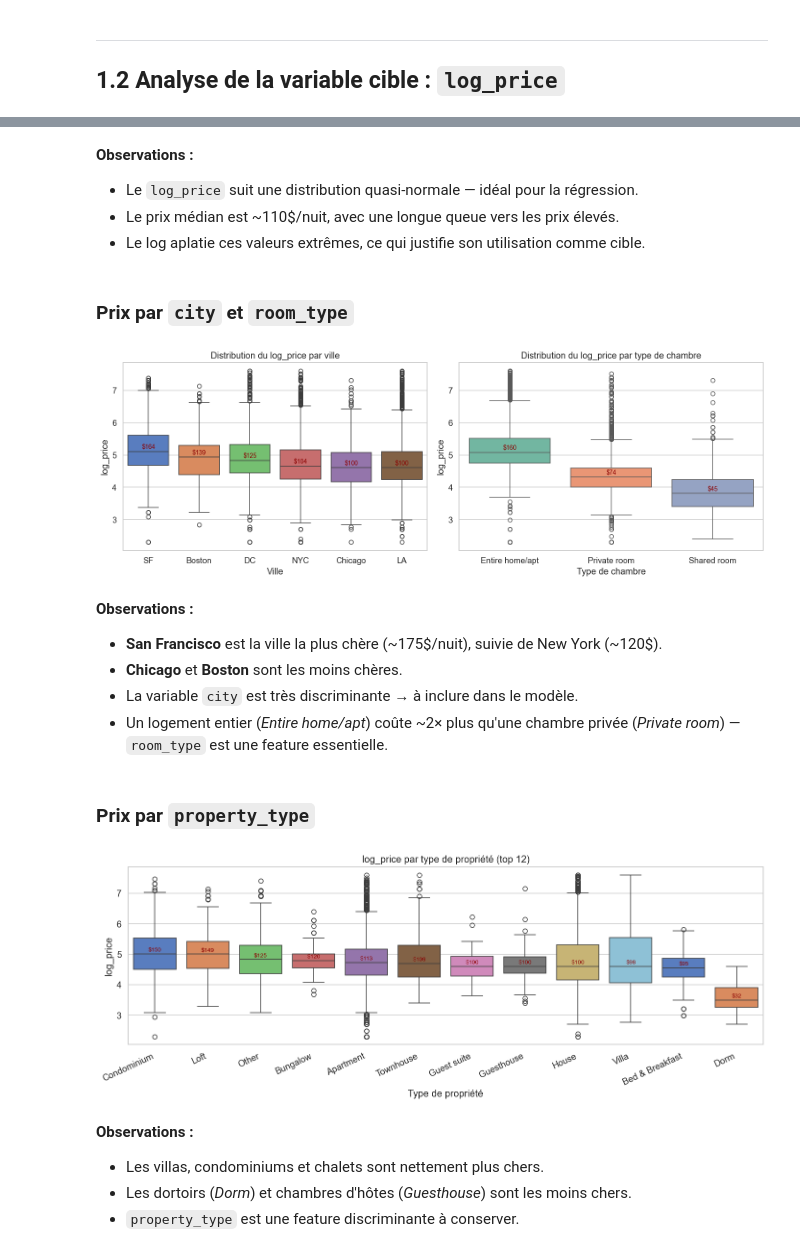
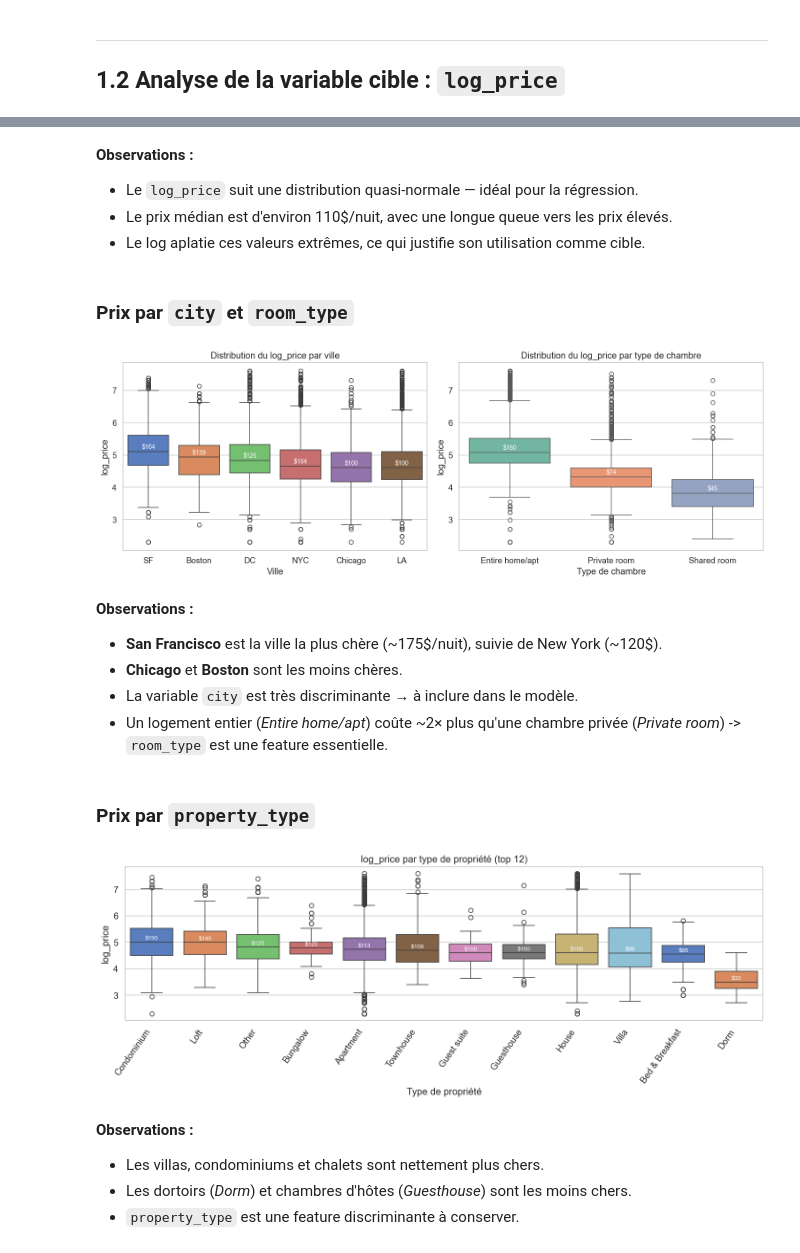
Before and after one commit to lucaperkins/airbnb-prix-prediction, a Jupyter notebook: airbnb_projet.ipynb, the cells around one changed output, grey strips where cells are left out. Saved outputs shown, nothing was run; the diff lists cells and outputs as text; code cells hidden in the pictures.

```diff
--- a/airbnb_projet.ipynb
+++ b/airbnb_projet.ipynb
@@ -149,7 +143,7 @@ Prix moyen  : $120
 # %% [markdown]
 **Observations :**
 - Le `log_price` suit une distribution quasi-normale — idéal pour la régression.
-- Le prix médian est ~110$/nuit, avec une longue queue vers les prix élevés.
+- Le prix médian est d'environ 110$/nuit, avec une longue queue vers les prix élevés.
 - Le log aplatie ces valeurs extrêmes, ce qui justifie son utilisation comme cible.
 # %% [markdown]
 ### Prix par `city` et `room_type`
@@ -167,7 +161,7 @@ axes[0].set_ylabel('log_price')
 # Ajouter les prix médians sur les boxes
 medians = df.groupby('city')['log_price'].median()[city_order]
 for i, (city, med) in enumerate(medians.items()):
-    axes[0].text(i, med + 0.05, f'${int(np.exp(med))}', ha='center', va='bottom', fontsize=9, color='darkred')
+    axes[0].text(i, med + 0.05, f'${int(np.exp(med))}', ha='center', va='bottom', fontsize=9, color='white')
 
 # Boxplot par room_type
 room_order = df.groupby('room_type')['log_price'].median().sort_values(ascending=False).index
@@ -178,44 +172,45 @@ axes[1].set_xlabel('Type de chambre')
 axes[1].set_ylabel('log_price')
 
 medians2 = df.groupby('room_type')['log_price'].median()[room_order]
-for i, (rt, med) in enumerate(medians2.items()):
-    axes[1].text(i, med + 0.05, f'${int(np.exp(med))}', ha='center', va='bottom', fontsize=9, color='darkred')
-
+for i, room_type in enumerate(room_order):
+    med = df[df['room_type'] == room_type]['log_price'].median()
+    prix_usd = int(np.exp(med))
+    axes[1].text(i, med + 0.10, f'${prix_usd}', ha='center', fontsize=9, color='white')
 plt.tight_layout()
 plt.show()
 # %% [output]
-[figure, old version]
+[figure, new version]
 # %% [markdown]
 **Observations :**
 - **San Francisco** est la ville la plus chère (~175\$/nuit), suivie de New York (~120\$).
 - **Chicago** et **Boston** sont les moins chères.
 - La variable `city` est très discriminante → à inclure dans le modèle.
-- Un logement entier (*Entire home/apt*) coûte ~2× plus qu'une chambre privée (*Private room*) — `room_type` est une feature essentielle.
+- Un logement entier (*Entire home/apt*) coûte ~2× plus qu'une chambre privée (*Private room*) -> `room_type` est une feature essentielle.
 # %% [markdown]
 ### Prix par `property_type`
 # %%
 # Garder seulement les types avec assez d'observations
 top_prop = df['property_type'].value_counts().head(12).index
 df_prop = df[df['property_type'].isin(top_prop)]
 
 prop_order = df_prop.groupby('property_type')['log_price'].median().sort_values(ascending=False).index
 
 fig, ax = plt.subplots(figsize=(13, 5))
 sns.boxplot(data=df_prop, x='property_type', y='log_price', order=prop_order,
             palette='muted', ax=ax)
 ax.set_title('log_price par type de propriété (top 12)')
 ax.set_xlabel('Type de propriété')
 ax.set_ylabel('log_price')
-ax.set_xticklabels(ax.get_xticklabels(), rotation=25, ha='right')
+ax.set_xticklabels(ax.get_xticklabels(), rotation=55, ha='right')
 
 medians3 = df_prop.groupby('property_type')['log_price'].median()[prop_order]
 for i, (pt, med) in enumerate(medians3.items()):
-    ax.text(i, med + 0.05, f'${int(np.exp(med))}', ha='center', va='bottom', fontsize=8, color='darkred')
+    ax.text(i, med + 0.05, f'${int(np.exp(med))}', ha='center', va='bottom', fontsize=8, color='white')
 
 plt.tight_layout()
 plt.show()
 # %% [output]
-[figure, old version]
+[figure, new version]
 # %% [markdown]
 **Observations :**
 - Les villas, condominiums et chalets sont nettement plus chers.
```
Also changed, not shown: parts of 55 cells of this notebook, 2 other files.
